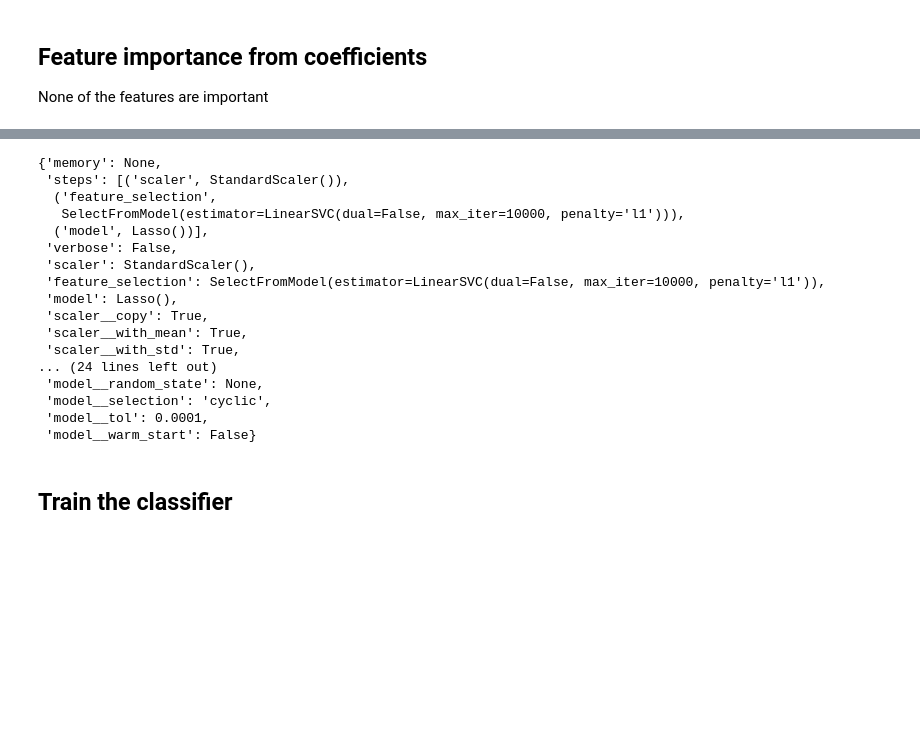
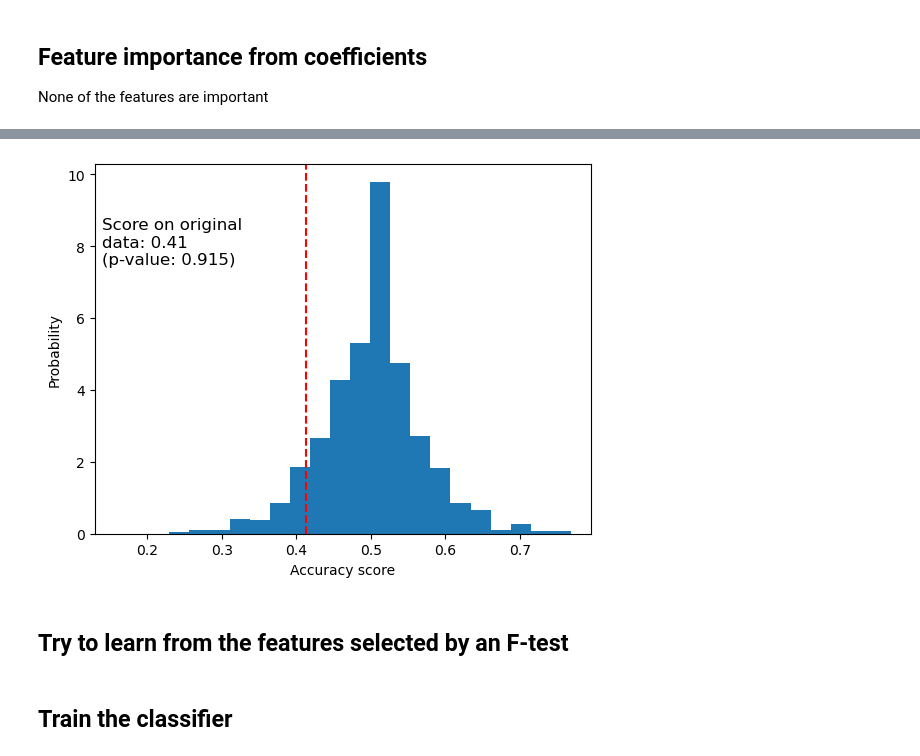
Before and after one commit to hrolfrc/calfcv, a Jupyter notebook: doc/notebooks/n2/n2_fit_attempt.ipynb, the cells around one changed output, grey strips where cells are left out. Cells and saved outputs as stored; diff of their text form; code cells hidden in the pictures; blank space fills up the shorter version.

Commit message:
fit selected features

```diff
--- a/doc/notebooks/n2/n2_fit_attempt.ipynb
+++ b/doc/notebooks/n2/n2_fit_attempt.ipynb
@@ -52,0 +112,6 @@ plt.show()
+# %%
+# Add random features and the classifier score should go down.
+n_uncorrelated_features = 20
+rng = np.random.RandomState(seed=0)
+# Use same number of samples as in the psych data and 20 features
+X_rand = rng.normal(size=(X.shape[0], n_uncorrelated_features))
@@ -53,3 +146,18 @@ plt.show()
+# %%
+_, ax = plt.subplots()
+
+ax.hist(perm_scores_rand, bins=20, density=True)
+ax.set_xlim(0.13)
+ax.axvline(score_rand, ls="--", color="r")
+score_label = f"Score on original\ndata: {score_rand:.2f}\n(p-value: {pvalue_rand:.3f})"
+ax.text(0.14, 7.5, score_label, fontsize=12)
+ax.set_xlabel("Accuracy score")
+ax.set_ylabel("Probability")
+plt.show()
+# %% [output]
+[figure, added]
+# %% [markdown]
+## Try to learn from the features selected by an F-test
 # %%
 from sklearn.feature_selection import SelectFromModel
 from sklearn.svm import LinearSVC
@@ -65,26 +176,5 @@ pipeline = Pipeline([
     ('model', Lasso())
 ])
-# %%
-# Show the parameters for use in the parameter grid
-pipeline.get_params()
-# %% [output]
-{'memory': None,
- 'steps': [('scaler', StandardScaler()),
-  ('feature_selection',
-   SelectFromModel(estimator=LinearSVC(dual=False, max_iter=10000, penalty='l1'))),
-  ('model', Lasso())],
- 'verbose': False,
- 'scaler': StandardScaler(),
- 'feature_selection': SelectFromModel(estimator=LinearSVC(dual=False, max_iter=10000, penalty='l1')),
- 'model': Lasso(),
- 'scaler__copy': True,
- 'scaler__with_mean': True,
- 'scaler__with_std': True,
-... (24 lines left out)
- 'model__random_state': None,
- 'model__selection': 'cyclic',
- 'model__tol': 0.0001,
- 'model__warm_start': False}
 # %%
 # Look at the parameters revealed by get_params and see which items to include in the grid
 parametersGrid = {
```
Also changed, not shown: parts of 29 cells of this notebook.
